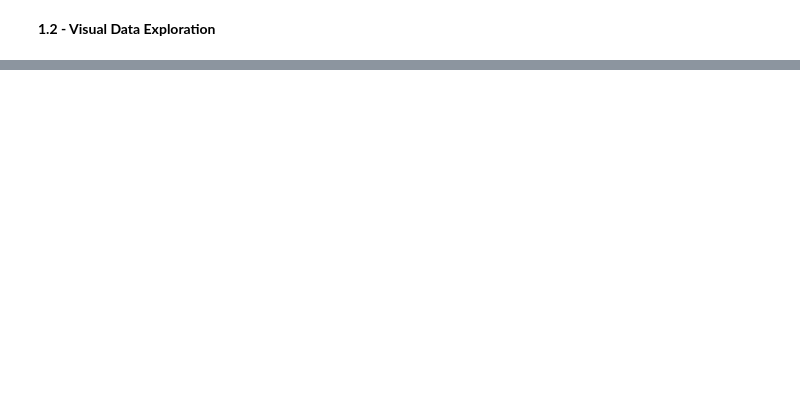
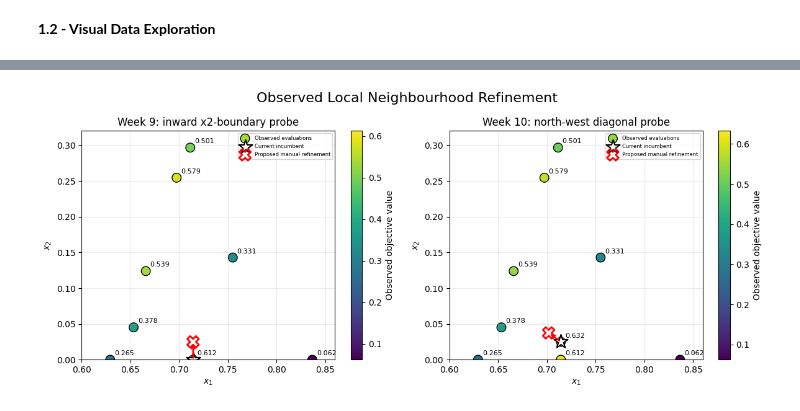
Before and after one commit to hervezogo/Bayesian-Black-Box-Optimisation, a Jupyter notebook: notebooks/Function_2.ipynb, the cells around one changed output, grey strips where cells are left out. Drawn from its saved outputs; the diff is of its cells as text; code cells hidden in the pictures; blank space fills up the shorter version.

```diff
--- a/notebooks/Function_2.ipynb
+++ b/notebooks/Function_2.ipynb
@@ -48,0 +69,8 @@ display(data)
+# %%
+data = load_initial_data(FUNCTION_ID)
+inputs, outputs = extract(data)
+display(data)
+
+print(f"Initial observations: {len(data)}")
+print(f"Initial best: {outputs.max():.6f}")
+print(f"Initial best location: {inputs[np.argmax(outputs)]}")
@@ -1273,0 +375,22 @@ Overall, the results indicate a narrow high-value region around x1 ~0.714, with
+# %%
+fig, axes = plt.subplots(1,2, figsize=(12, 5))
+
+for week, ax  in enumerate(axes, start=9):
+
+    week_data = data[:10 + week - 1]
+    week_inputs, week_outputs = extract(week_data)
+    week_incumbent = week_inputs[np.argmax(week_outputs)]
+    week_candidate = np.array([phase_3_rows[week - 9]["candidate_x1"],phase_3_rows[week - 9]["candidate_x2"]])
+
+    plot_local_refinement_2d(
+        data=week_data,
+        incumbent=week_incumbent,
+        candidate=week_candidate,
+        title=f"Week {week}: {phase_3_rows[week -9]["diagnostic"]}",
+        ax=ax)
+
+fig.suptitle(f'Observed Local Neighbourhood Refinement', fontsize=16)
+plt.tight_layout()
+plt.show()
+# %% [output]
+[figure, added]
```
Also changed, not shown: parts of 130 cells of this notebook, 7 other files.
